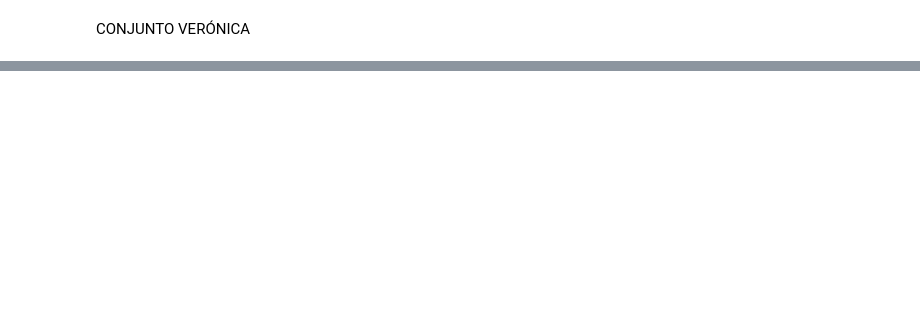
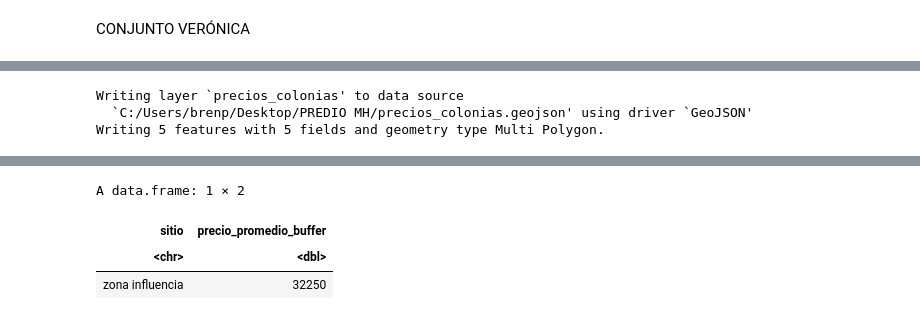
Before and after one commit to andimcfl/VARIOS, a Jupyter notebook: CONJUNTO VERONICA.ipynb, the cells around one changed output, grey strips where cells are left out. Saved outputs shown, nothing was run; the diff lists cells and outputs as text; code cells hidden in the pictures; blank space fills up the shorter version.

```diff
--- a/CONJUNTO VERONICA.ipynb
+++ b/CONJUNTO VERONICA.ipynb
@@ -52,0 +146,7 @@ zona_interes <- colonias %>%
+# %%
+renta_de_vivienda_2 <- read_csv("C:/Users/brenp/Documents/GitHub/VARIOS/renta_veronica_limpio.csv")|>
+       st_as_sf(coords = c("longitud", "latitud"), crs = 4326)|>
+       st_transform(32614)
+
+
+ nrow(renta_de_vivienda_2)
@@ -52,0 +171,25 @@ zona_interes <- colonias %>%
+# %%
+precios_colonias_poligonos <- zona_interes|>
+    left_join(precios_colonias, by = "CVEUT")
+
+
+st_write(precios_colonias_poligonos, "C:/Users/brenp/Desktop/PREDIO MH/precios_colonias.geojson")
+# %% [output]
+Writing layer `precios_colonias' to data source
+  `C:/Users/brenp/Desktop/PREDIO MH/precios_colonias.geojson' using driver `GeoJSON'
+Writing 5 features with 5 fields and geometry type Multi Polygon.
+# %%
+buffer<- sitio|>
+  st_buffer(250)|>
+  mutate(sitio = "zona influencia",
+         distancia = 500)
+
+precios_buffer<-renta_de_vivienda_2|>
+    st_intersection(buffer)|>
+    group_by(sitio)|>
+    summarise(precio_promedio_buffer = mean(precio, na.rm = TRUE))|>
+    st_drop_geometry()|>
+    as.data.frame()
+
+precios_buffer
+# %% [output]
@@ -52,0 +198,4 @@ zona_interes <- colonias %>%
+A data.frame: 1 × 2
+| sitio | precio_promedio_buffer |
+| <chr> | <dbl> |
+| zona influencia | 32250 |
```
Also changed, not shown: parts of 16 cells of this notebook, 6 other files.
